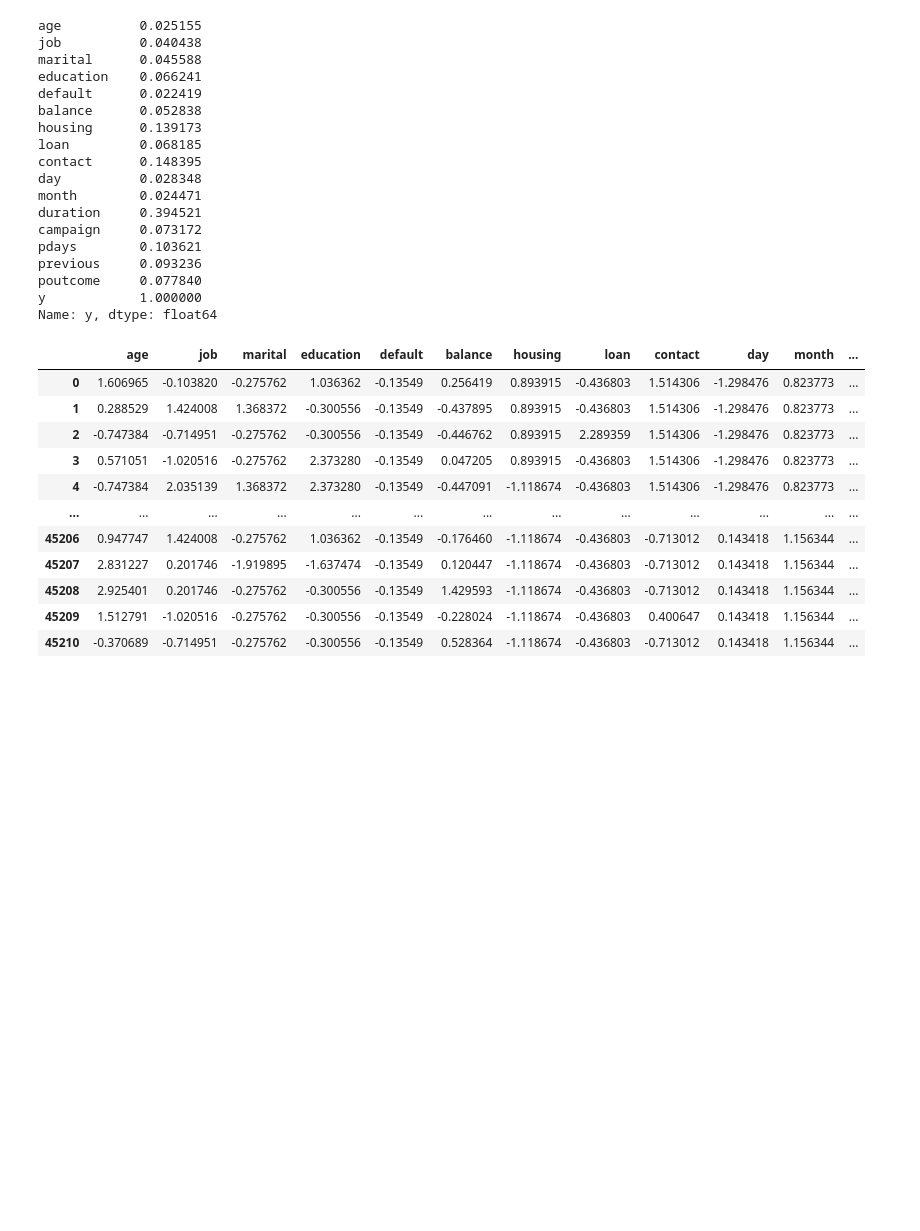
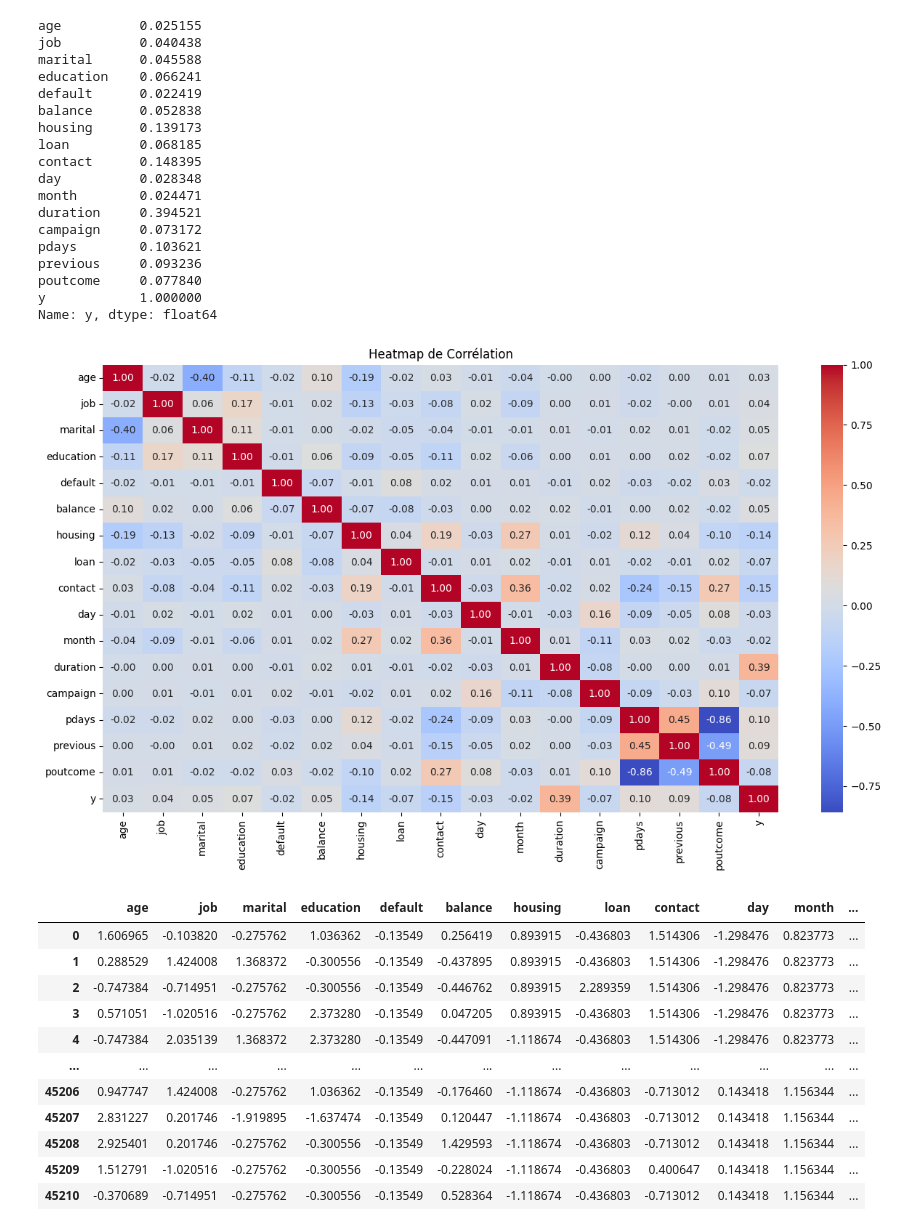
Before and after one commit to basileguerin/My-Credit, a Jupyter notebook: Analyse préparatoire.ipynb, the cells around one changed output. Drawn from its saved outputs; the diff is of its cells as text; code cells hidden in the pictures; blank space fills up the shorter version.

```diff
--- a/Analyse préparatoire.ipynb
+++ b/Analyse préparatoire.ipynb
@@ -154,11 +176,14 @@ poutcome     0.077840
 y            1.000000
 Name: y, dtype: float64
 # %%
+# Heatmap de corrélation
 import seaborn as sns
 import matplotlib.pyplot as plt
 
-plt.figure(figsize=(15,5))
-sns.heatmap(correlations, annot=True, cmap='coolwarm', fmt='.2f')
+plt.figure(figsize=(15,8))
+sns.heatmap(train.corr(), annot=True, cmap='coolwarm', fmt='.2f')
 plt.title('Heatmap de Corrélation')
 plt.show()
+# %% [output]
+[figure, added]
 # %%
```
Also changed, not shown: parts of 16 cells of this notebook, 1 other file.
